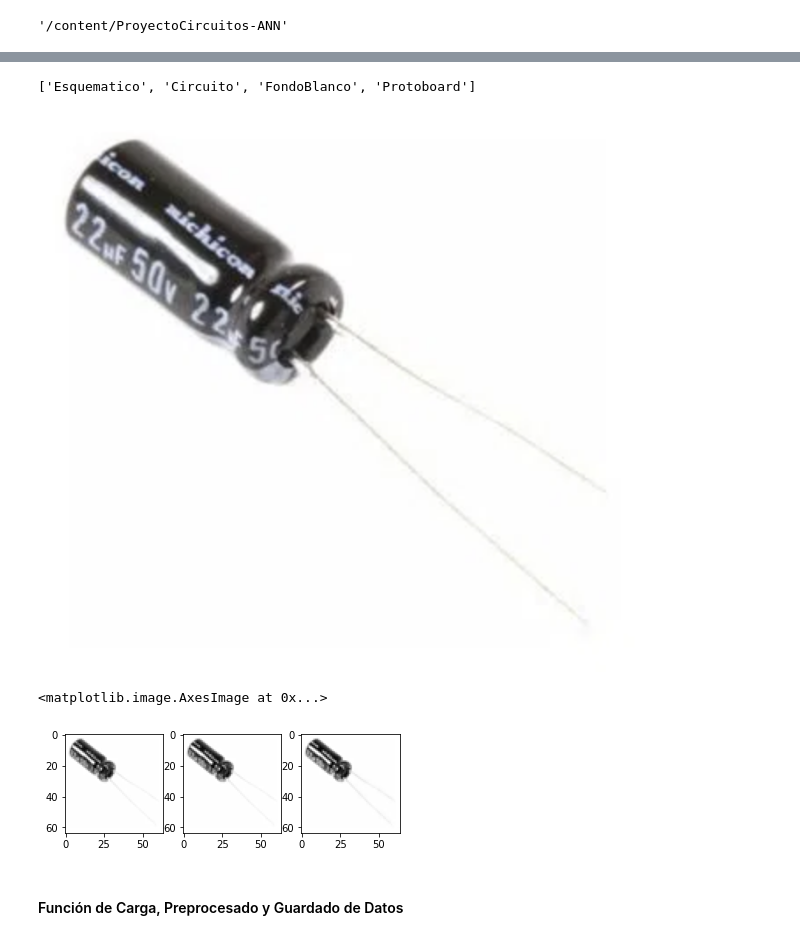
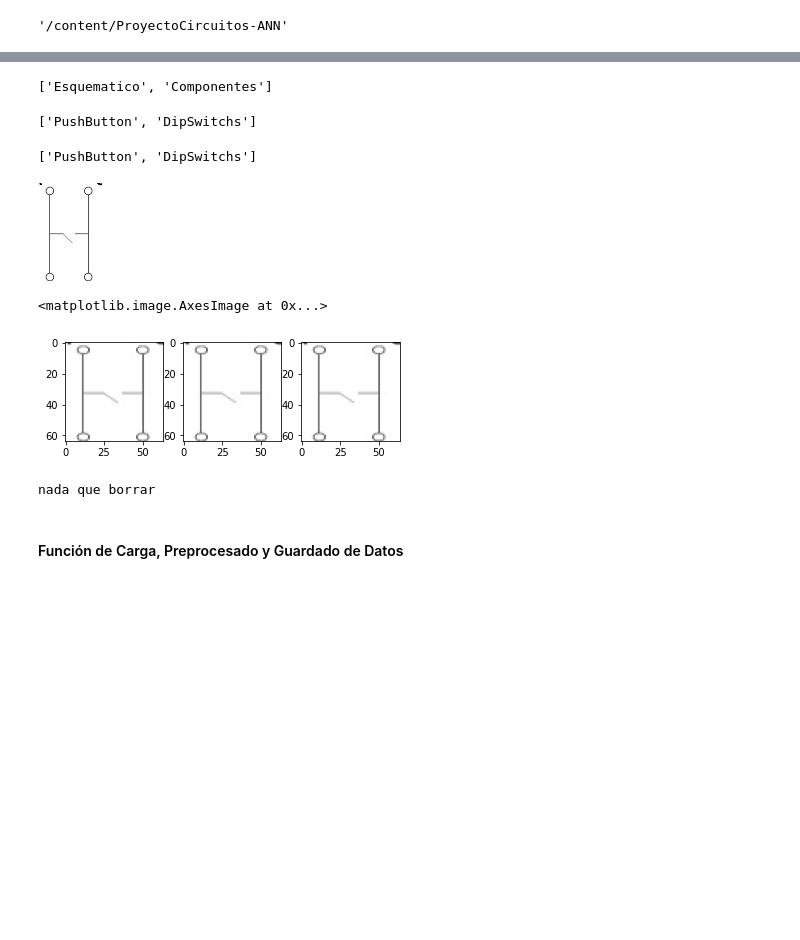
Before and after one commit to enoc494/ProyectoCircuitos-ANN, a Jupyter notebook: Borrador_Proyecto_Circuitos_RNAA.ipynb, the cells around one changed output, grey strips where cells are left out. Drawn from its saved outputs; the diff is of its cells as text; code cells hidden in the pictures; blank space fills up the shorter version.

```diff
--- a/Borrador_Proyecto_Circuitos_RNAA.ipynb
+++ b/Borrador_Proyecto_Circuitos_RNAA.ipynb
@@ -94,2 +80,6 @@ listaDispositivos
+# %%
+listaDeEntradas
+# %% [output]
+['Esquematico', 'Componentes']
 # %%
 # Ejemplo de un preprocesado:
@@ -100,16 +93,22 @@ os.chdir(dirData+'/'+listaDispositivos[3]+'/'+listaDeTipos[2])
 imagenes = os.listdir()
-# %%
-listaDeTipos
-# %% [output]
-['Esquematico', 'Circuito', 'FondoBlanco', 'Protoboard']
+# %%
+listaDeDispositivosEsquematicos
+# %% [output]
+['PushButton', 'DipSwitchs']
+# %%
+listaDeDispositivosComponentes
+# %% [output]
+['PushButton', 'DipSwitchs']
 # %%
-imagen = Image.open(imagenes[10])
+imagen = Image.open(imagenes[0])
 imagen
 # %% [output]
-[figure, old version]
+[figure, new version]
 # %%
-imagen  = imagen.resize((64,64))  #Escalar, 32 x 32 en ejemplo
-#imagen  = ImageOps.equalize(imagen, mask = None)
+imagen  = imagen.resize((64,64))  #Escalar, 64 x 64 en ejemplo
+
+#Antes del resize realizar un fill de blanco :D
+
  #Ilustración de las 3 capas a usar
 imagen2 = np.array(imagen)
 imagen2.shape
@@ -124,7 +123,15 @@ ax   = fig1.add_subplot(1,3,3)
 ax.imshow(imagen2[2],cmap='gray')
 # %% [output]
 <matplotlib.image.AxesImage at 0x...>
-[figure, old version]
+[figure, new version]
+# %%
+#Limpieza del directorio por si hubo algo antes de preprocesar:
+try:
+  rmtree( dir +'DataPrep')
+except FileNotFoundError:
+  print('nada que borrar')
+# %% [output]
+nada que borrar
 # %% [markdown]
 #### Función de Carga, Preprocesado y Guardado de Datos
 # %%
```
Also changed, not shown: parts of 16 cells of this notebook.
